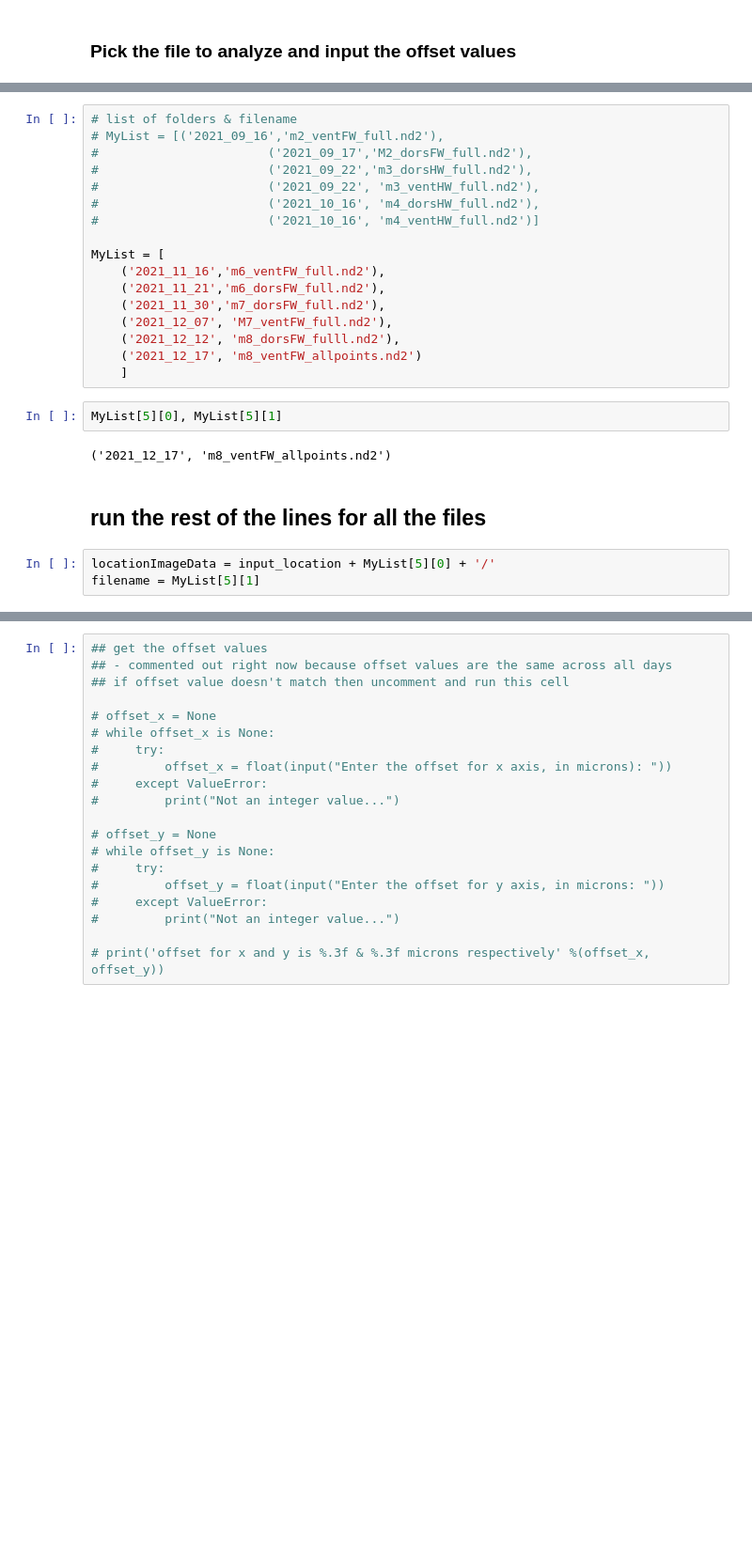
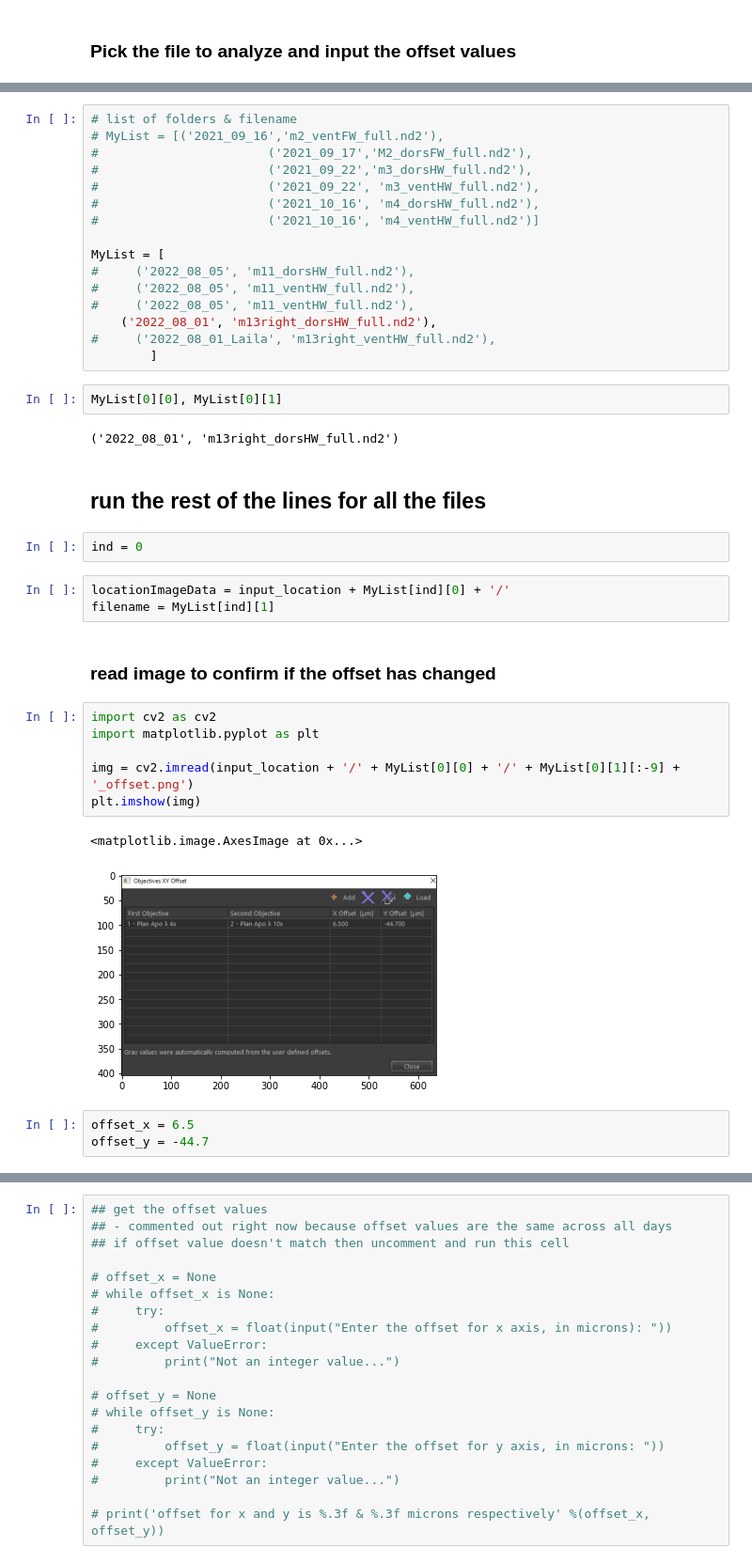
Before and after one commit to TanviDeora/CS_variation, a Jupyter notebook: 01_MappingToLowRes.ipynb, the cells around one changed output, grey strips where cells are left out. Shown at 94% size. Drawn from its saved outputs; the diff is of its cells as text; blank space fills up the shorter version.

```diff
--- a/01_MappingToLowRes.ipynb
+++ b/01_MappingToLowRes.ipynb
@@ -68,19 +70,34 @@ locationAnalysisData = './dataFolder/Analysis/'
 #                       ('2021_10_16', 'm4_ventHW_full.nd2')]
 
 MyList = [
-    ('2021_11_16','m6_ventFW_full.nd2'),
-    ('2021_11_21','m6_dorsFW_full.nd2'),
-    ('2021_11_30','m7_dorsFW_full.nd2'),
-    ('2021_12_07', 'M7_ventFW_full.nd2'),
-    ('2021_12_12', 'm8_dorsFW_fulll.nd2'),
-    ('2021_12_17', 'm8_ventFW_allpoints.nd2')
-    ]
+#     ('2022_08_05', 'm11_dorsHW_full.nd2'),
+#     ('2022_08_05', 'm11_ventHW_full.nd2'),
+#     ('2022_08_05', 'm11_ventHW_full.nd2'),
+    ('2022_08_01', 'm13right_dorsHW_full.nd2'),
+#     ('2022_08_01_Laila', 'm13right_ventHW_full.nd2'),
+        ]
 # %%
-MyList[5][0], MyList[5][1]
+MyList[0][0], MyList[0][1]
 # %% [output]
-('2021_12_17', 'm8_ventFW_allpoints.nd2')
+('2022_08_01', 'm13right_dorsHW_full.nd2')
 # %% [markdown]
 ## run the rest of the lines for all the files
+# %%
+ind = 0
 # %%
-locationImageData = input_location + MyList[5][0] + '/'
-filename = MyList[5][1]
+locationImageData = input_location + MyList[ind][0] + '/'
+filename = MyList[ind][1]
+# %% [markdown]
+### read image to confirm if the offset has changed
+# %%
+import cv2 as cv2
+import matplotlib.pyplot as plt
+
+img = cv2.imread(input_location + '/' + MyList[0][0] + '/' + MyList[0][1][:-9] + '_offset.png')
+plt.imshow(img)
+# %% [output]
+<matplotlib.image.AxesImage at 0x...>
+[figure, added]
+# %%
+offset_x = 6.5
+offset_y = -44.7
```
Also changed, not shown: parts of 5 cells of this notebook, 15 other files.
